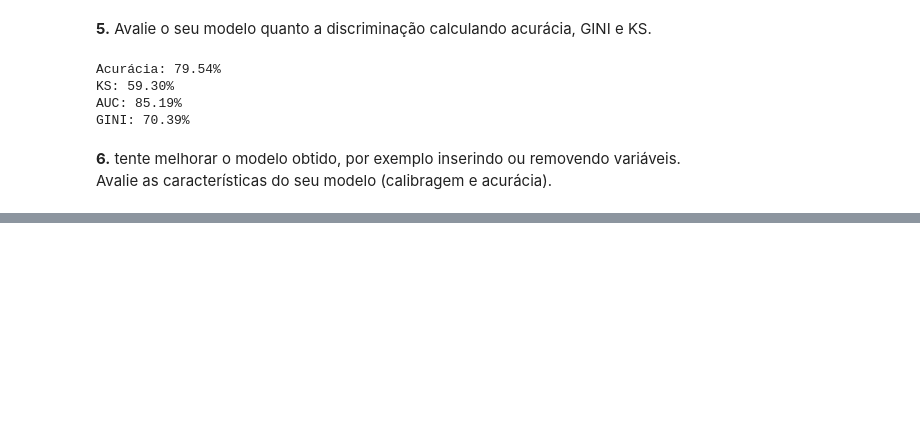
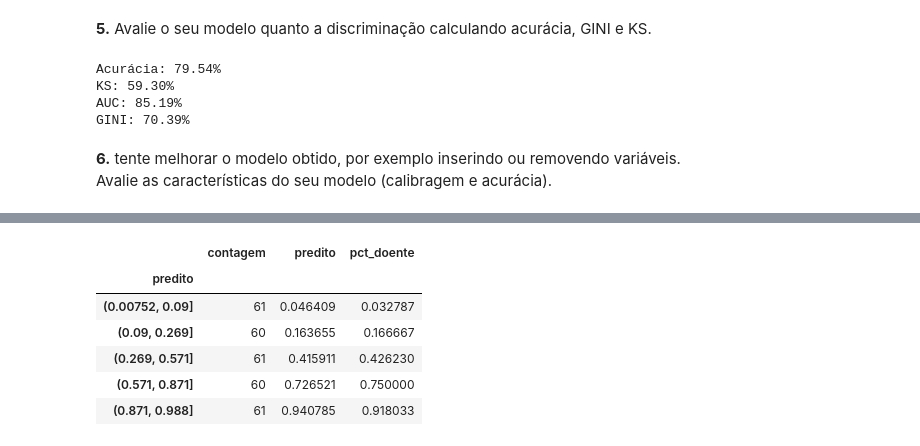
Before and after one commit to njuliacsouza/_projetosEBAC, a Jupyter notebook: Atividade_Modulo_18/mod18_ex02_logistica.ipynb, the cells around one changed output, grey strips where cells are left out. Drawn from its saved outputs; the diff is of its cells as text; code cells hidden in the pictures; blank space fills up the shorter version.

```diff
--- a/Atividade_Modulo_18/mod18_ex02_logistica.ipynb
+++ b/Atividade_Modulo_18/mod18_ex02_logistica.ipynb
@@ -365,0 +421,18 @@ GINI: 70.39%
+# %%
+df['predito'] = reglog.predict(df)
+cat_pred = pd.qcut(df['predito'], 5, duplicates='drop')
+
+group_reg = df.groupby(cat_pred)
+qualid = group_reg[['flag_doente']].count().rename(columns = {'flag_doente': 'contagem'})
+qualid['predito'] = group_reg['predito'].mean()
+qualid['pct_doente'] = group_reg['flag_doente'].mean()
+
+qualid
+# %% [output]
+|  | contagem | predito | pct_doente |
+| predito |  |  |  |
+| (0.00752, 0.09] | 61 | 0.046409 | 0.032787 |
+| (0.09, 0.269] | 60 | 0.163655 | 0.166667 |
+| (0.269, 0.571] | 61 | 0.415911 | 0.426230 |
+| (0.571, 0.871] | 60 | 0.726521 | 0.750000 |
+| (0.871, 0.988] | 61 | 0.940785 | 0.918033 |
```
Also changed, not shown: parts of 9 cells of this notebook.
